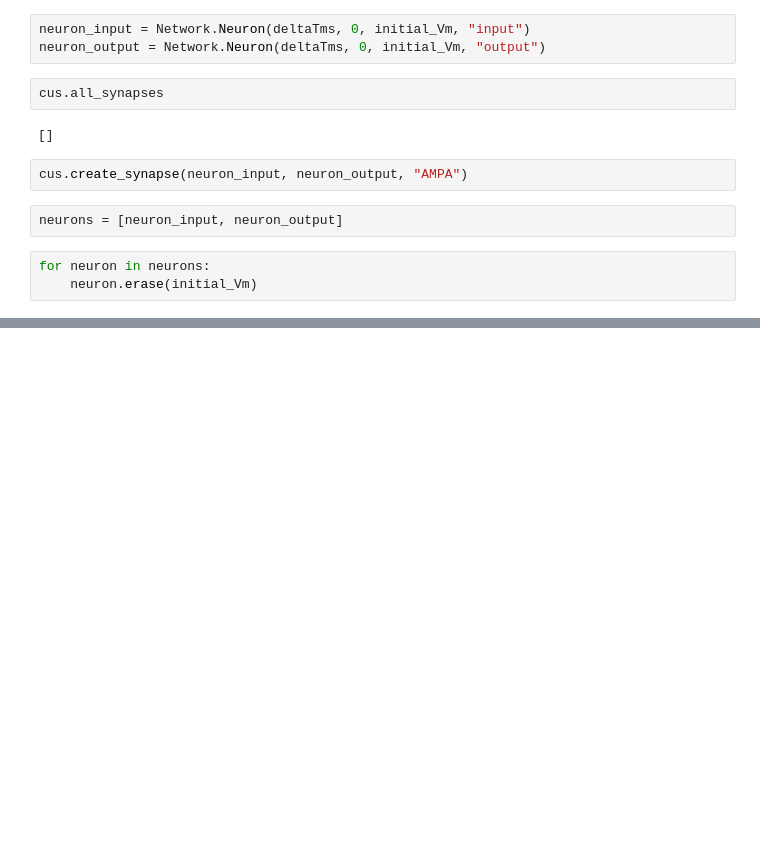
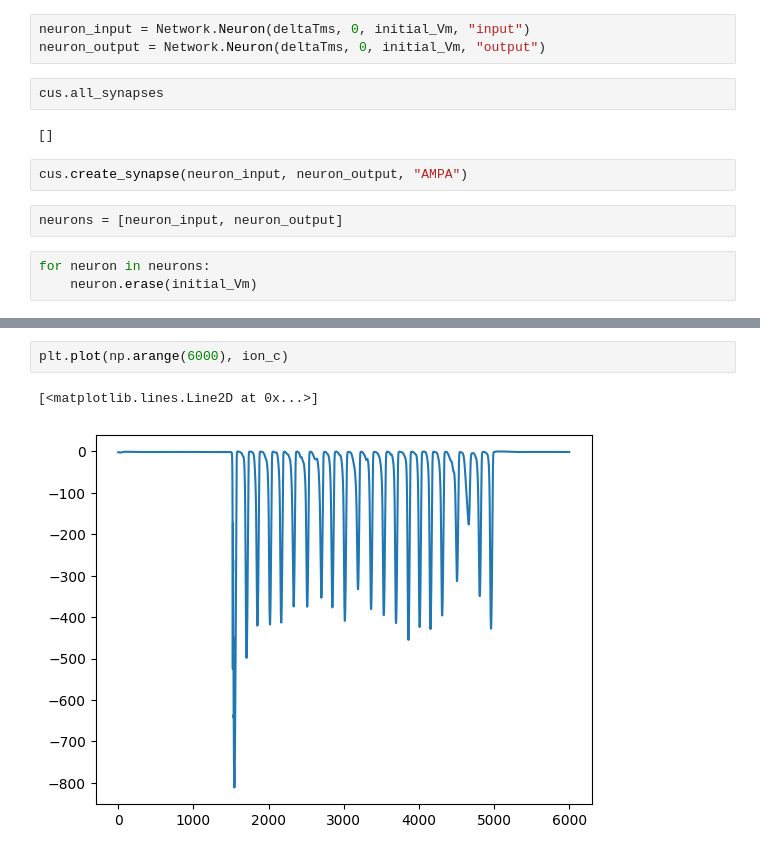
Before and after one commit to hhsherlock/Spiking_NN, a Jupyter notebook: threshold/one_neuron_test.ipynb, the cells around one changed output, grey strips where cells are left out. Saved outputs shown, nothing was run; the diff lists cells and outputs as text; blank space fills up the shorter version.

```diff
--- a/threshold/one_neuron_test.ipynb
+++ b/threshold/one_neuron_test.ipynb
@@ -126,0 +77,5 @@ plt.plot(np.arange(6000), voltages)
+# %%
+plt.plot(np.arange(6000), ion_c)
+# %% [output]
+[<matplotlib.lines.Line2D at 0x...>]
+[figure, added]
```
Also changed, not shown: parts of 6 cells of this notebook, 7 other files.
